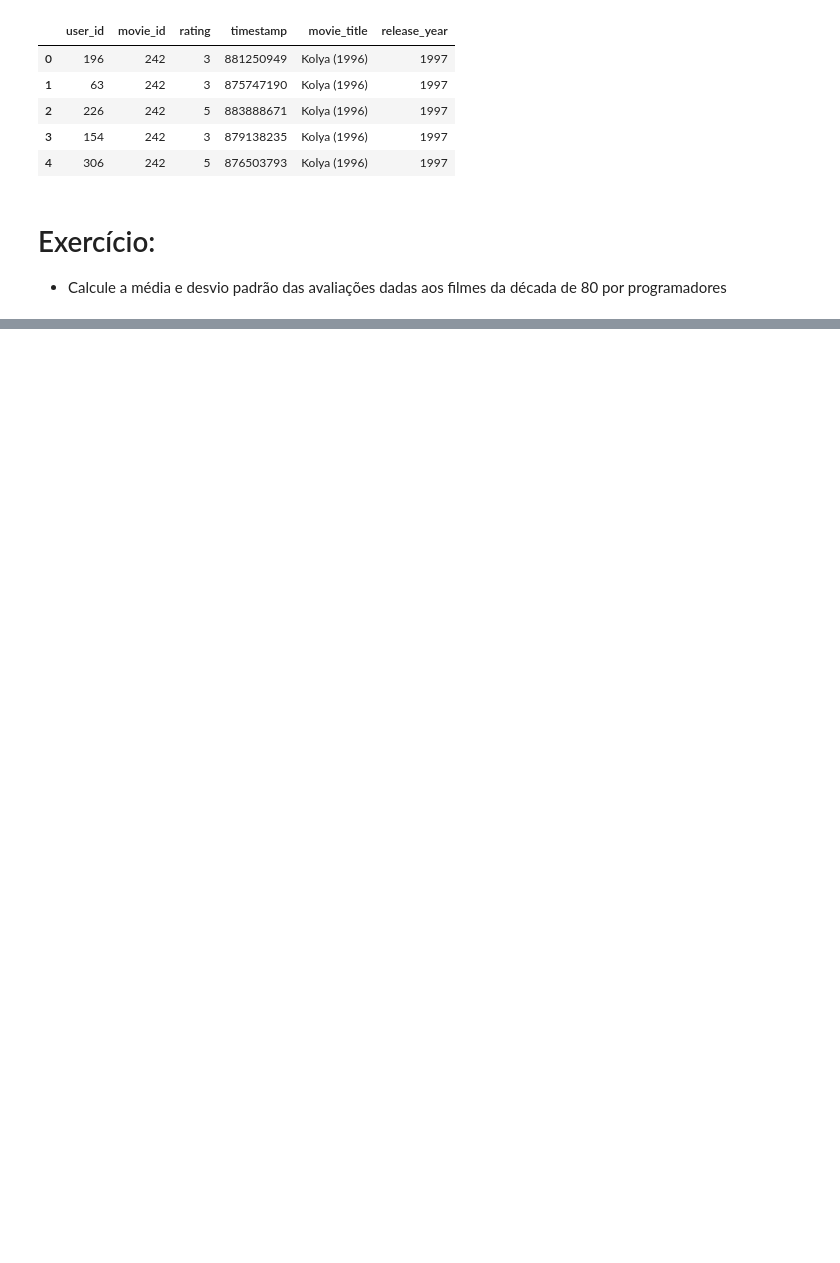
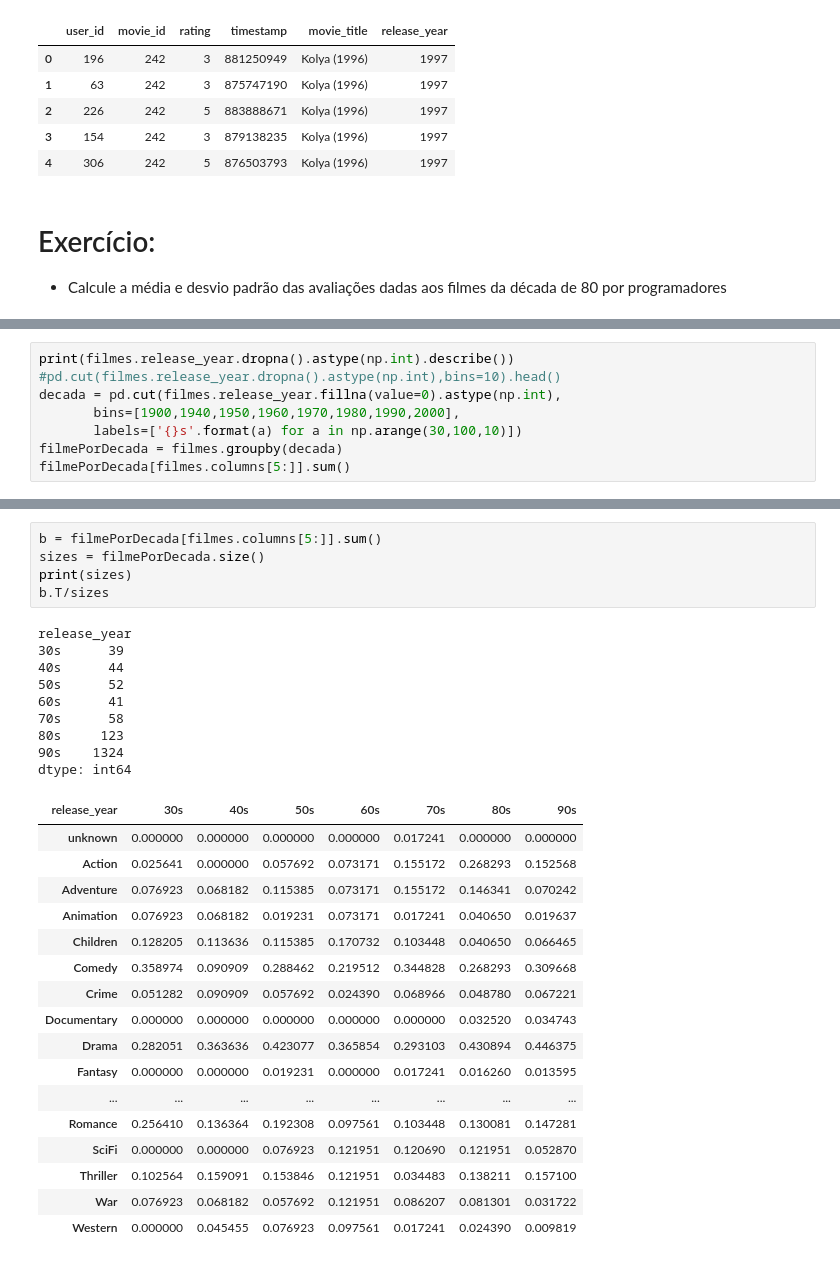
Before and after one commit to ProfLuciano/cd, a Jupyter notebook: slides/aula03-intro-pandas-part2.ipynb, the cells around one changed output, grey strips where cells are left out. Saved outputs shown, nothing was run; the diff lists cells and outputs as text; blank space fills up the shorter version.

```diff
--- a/slides/aula03-intro-pandas-part2.ipynb
+++ b/slides/aula03-intro-pandas-part2.ipynb
@@ -239,0 +287,8 @@ selecao.rating.mean(), selecao.rating.std()
+# %%
+print(filmes.release_year.dropna().astype(np.int).describe())
+#pd.cut(filmes.release_year.dropna().astype(np.int),bins=10).head()
+decada = pd.cut(filmes.release_year.fillna(value=0).astype(np.int),
+       bins=[1900,1940,1950,1960,1970,1980,1990,2000],
+       labels=['{}s'.format(a) for a in np.arange(30,100,10)])
+filmePorDecada = filmes.groupby(decada)
+filmePorDecada[filmes.columns[5:]].sum()
@@ -239,0 +319,32 @@ selecao.rating.mean(), selecao.rating.std()
+# %%
+b = filmePorDecada[filmes.columns[5:]].sum()
+sizes = filmePorDecada.size()
+print(sizes)
+b.T/sizes
+# %% [output]
+release_year
+30s      39
+40s      44
+50s      52
+60s      41
+70s      58
+80s     123
+90s    1324
+dtype: int64
+| release_year | 30s | 40s | 50s | 60s | 70s | 80s | 90s |
+| unknown | 0.000000 | 0.000000 | 0.000000 | 0.000000 | 0.017241 | 0.000000 | 0.000000 |
+| Action | 0.025641 | 0.000000 | 0.057692 | 0.073171 | 0.155172 | 0.268293 | 0.152568 |
+| Adventure | 0.076923 | 0.068182 | 0.115385 | 0.073171 | 0.155172 | 0.146341 | 0.070242 |
+| Animation | 0.076923 | 0.068182 | 0.019231 | 0.073171 | 0.017241 | 0.040650 | 0.019637 |
+| Children | 0.128205 | 0.113636 | 0.115385 | 0.170732 | 0.103448 | 0.040650 | 0.066465 |
+| Comedy | 0.358974 | 0.090909 | 0.288462 | 0.219512 | 0.344828 | 0.268293 | 0.309668 |
+| Crime | 0.051282 | 0.090909 | 0.057692 | 0.024390 | 0.068966 | 0.048780 | 0.067221 |
+| Documentary | 0.000000 | 0.000000 | 0.000000 | 0.000000 | 0.000000 | 0.032520 | 0.034743 |
+| Drama | 0.282051 | 0.363636 | 0.423077 | 0.365854 | 0.293103 | 0.430894 | 0.446375 |
+| Fantasy | 0.000000 | 0.000000 | 0.019231 | 0.000000 | 0.017241 | 0.016260 | 0.013595 |
+| ... | ... | ... | ... | ... | ... | ... | ... |
+| Romance | 0.256410 | 0.136364 | 0.192308 | 0.097561 | 0.103448 | 0.130081 | 0.147281 |
+| SciFi | 0.000000 | 0.000000 | 0.076923 | 0.121951 | 0.120690 | 0.121951 | 0.052870 |
+| Thriller | 0.102564 | 0.159091 | 0.153846 | 0.121951 | 0.034483 | 0.138211 | 0.157100 |
+| War | 0.076923 | 0.068182 | 0.057692 | 0.121951 | 0.086207 | 0.081301 | 0.031722 |
+| Western | 0.000000 | 0.045455 | 0.076923 | 0.097561 | 0.017241 | 0.024390 | 0.009819 |
```
Also changed, not shown: parts of 9 cells of this notebook, 1 other file.
